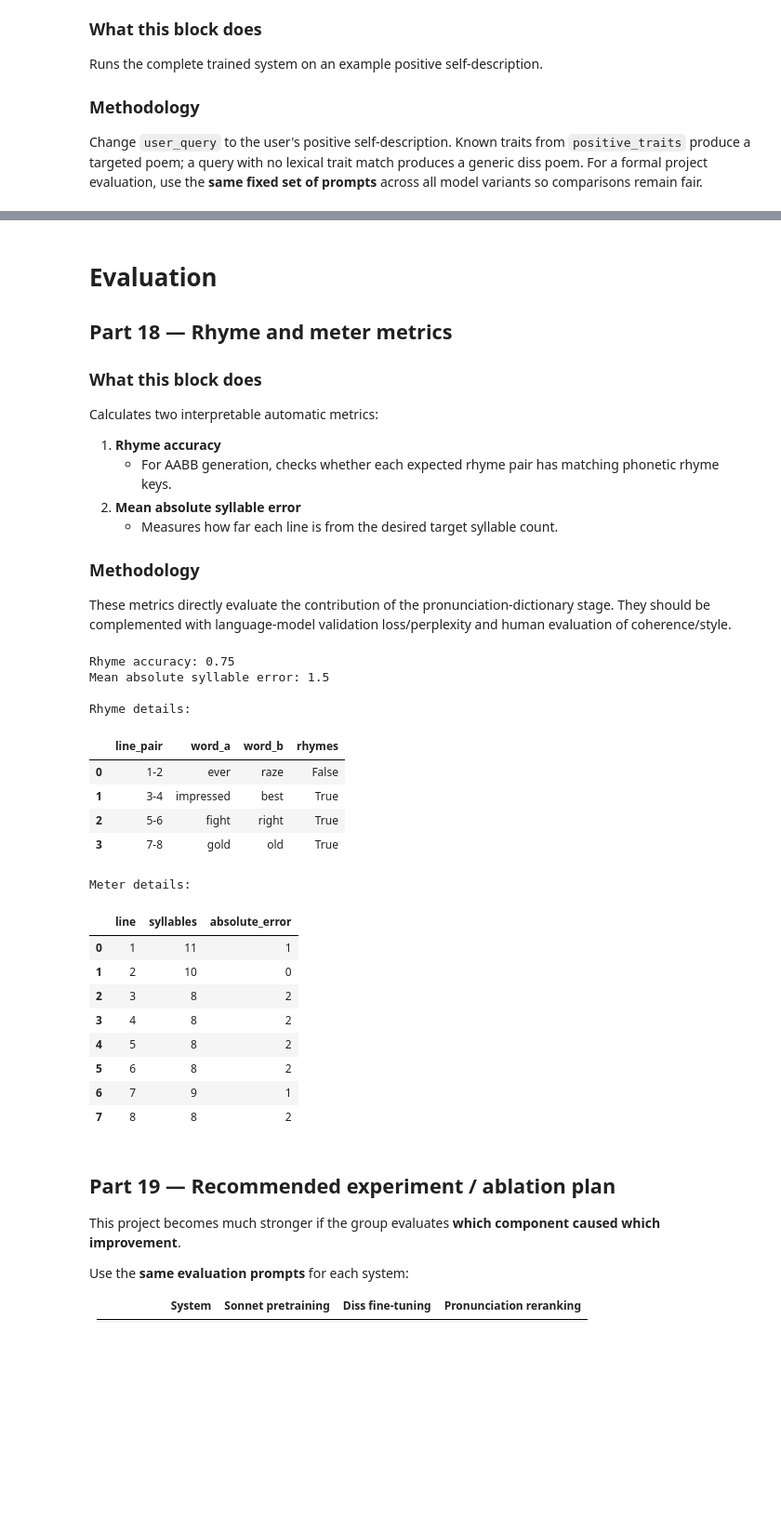
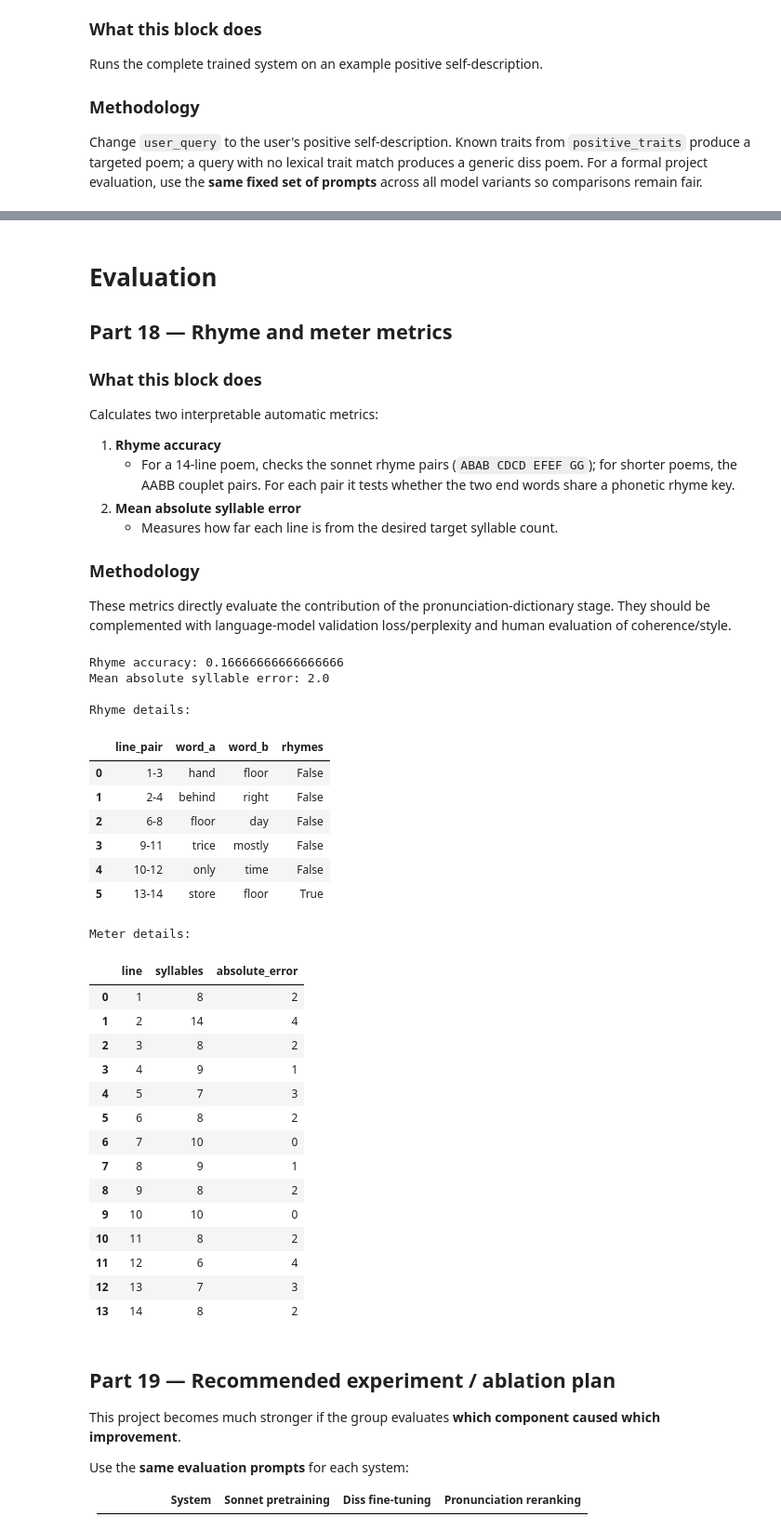
Before and after one commit to SchoolWork-awork2103/CS425-Project, a Jupyter notebook: Train.ipynb, the cells around one changed output, grey strips where cells are left out. Shown at 93% size. Drawn from its saved outputs; the diff is of its cells as text; code cells hidden in the pictures; blank space fills up the shorter version.

```diff
--- a/Train.ipynb
+++ b/Train.ipynb
@@ -376,6 +402,17 @@ if not (DISS_PATH.exists() or DISS_CLEANED_PATH.exists()):
     missing.append("diss.csv or diss_cleaned.csv")
 
 if missing or FORCE_UPLOAD:
+    if not IS_COLAB:
+        print("Running locally. Place the missing datasets in this folder:")
+        print(" ", DATA_DIR)
+        for name in missing:
+            print("   -", name)
+        print("Then re-run this cell. (Interactive upload is a Colab feature.)")
+        raise FileNotFoundError(
+            f"Missing datasets: {', '.join(missing)}. "
+            f"Put them in {DATA_DIR} and re-run."
+        )
+
     if missing:
         print("Upload these missing datasets:", ", ".join(missing))
     else:
@@ -1888,7 +2178,7 @@ def candidate_score(
     language_model_score,
     rhyme_target=None,
     target_syllables=TARGET_SYLLABLES,
-    rhyme_weight=2.0,
+    rhyme_weight=RHYME_WEIGHT,
     meter_weight=0.15,
     lexicon_penalty=LEXICON_PENALTY
 ):
@@ -2185,5 +2509,4 @@ then tell the same joke twice as old.
 # %% [markdown]
-
 # Evaluation
 
 ## Part 18 — Rhyme and meter metrics
@@ -2192,7 +2515,7 @@ then tell the same joke twice as old.
 Calculates two interpretable automatic metrics:
 
 1. **Rhyme accuracy**
-   - For AABB generation, checks whether each expected rhyme pair has matching phonetic rhyme keys.
+   - For a 14-line poem, checks the sonnet rhyme pairs (`ABAB CDCD EFEF GG`); for shorter poems, the AABB couplet pairs. For each pair it tests whether the two end words share a phonetic rhyme key.
 2. **Mean absolute syllable error**
    - Measures how far each line is from the desired target syllable count.
 
@@ -2207,14 +2530,16 @@ Purpose:
     Quantify rhyme success and syllable consistency.
 
 Methodology:
-    Evaluate AABB rhyme pairs using the same phonetic dictionary
+    Evaluate the sonnet rhyme pairs (ABAB CDCD EFEF GG for a 14-line
+    poem, AABB couplets otherwise) using the same phonetic dictionary
     used during reranking, and compute absolute syllable deviation.
 """
 
 def evaluate_rhyme_accuracy(poem):
     """
-    Evaluate adjacent pairs in an AABB-style poem:
-        lines 1-2, 3-4, 5-6, ...
+    Evaluate the rhyme pairs defined by the poem's scheme.
+        - 14 lines -> Shakespearean sonnet: ABAB CDCD EFEF GG
+        - otherwise -> AABB couplets: lines 1-2, 3-4, ...
     """
     lines = [
         line.strip()
@@ -2222,11 +2547,23 @@ def evaluate_rhyme_accuracy(poem):
         if line.strip()
     ]
 
+    # Build the (0-based) line indices that must rhyme with each other.
+    if len(lines) == 14:
+        # ABAB CDCD EFEF GG: partner lines rhyme with the anchor two
+        # lines above; the closing couplet rhymes with the line before.
+        rhyme_pairs = [
+            (0, 2), (1, 3), (4, 6), (5, 7), (8, 10), (9, 11), (12, 13)
+        ]
+    else:
+        rhyme_pairs = [
+            (i, i + 1) for i in range(0, len(lines) - 1, 2)
+        ]
+
     pair_results = []
 
-    for index in range(0, len(lines) - 1, 2):
-        word_a = last_word(lines[index])
-        word_b = last_word(lines[index + 1])
+    for index_a, index_b in rhyme_pairs:
+        word_a = last_word(lines[index_a])
+        word_b = last_word(lines[index_b])
 
         keys_a = rhyme_keys(word_a)
         keys_b = rhyme_keys(word_b)
@@ -2239,7 +2576,7 @@ def evaluate_rhyme_accuracy(poem):
         score = rhyme_score(word_a, word_b)
 
         pair_results.append({
-            "line_pair": f"{index + 1}-{index + 2}",
+            "line_pair": f"{index_a + 1}-{index_b + 1}",
             "word_a": word_a,
             "word_b": word_b,
             "rhymes": bool(score),
@@ -2281,47 +2618,55 @@ def evaluate_syllable_error(poem, target_syllables=TARGET_SYLLABLES):
 
     if not results:
         mean_error = float("nan")
     else:
         mean_error = sum(item["absolute_error"] for item in results) / len(results)
 
     return mean_error, results
 
 
 rhyme_accuracy, rhyme_details = evaluate_rhyme_accuracy(poem)
 
 meter_error, meter_details = evaluate_syllable_error(
     poem,
     target_syllables=TARGET_SYLLABLES
 )
 
 print("Rhyme accuracy:", rhyme_accuracy)
 print("Mean absolute syllable error:", meter_error)
 
 print("\nRhyme details:")
 display(pd.DataFrame(rhyme_details))
 
 print("\nMeter details:")
 display(pd.DataFrame(meter_details))
 # %% [output]
-Rhyme accuracy: 0.75
-Mean absolute syllable error: 1.5
+Rhyme accuracy: 0.16666666666666666
+Mean absolute syllable error: 2.0
 
 Rhyme details:
 |  | line_pair | word_a | word_b | rhymes |
-| 0 | 1-2 | ever | raze | False |
-| 1 | 3-4 | impressed | best | True |
-| 2 | 5-6 | fight | right | True |
-| 3 | 7-8 | gold | old | True |
+| 0 | 1-3 | hand | floor | False |
+| 1 | 2-4 | behind | right | False |
+| 2 | 6-8 | floor | day | False |
+| 3 | 9-11 | trice | mostly | False |
+| 4 | 10-12 | only | time | False |
+| 5 | 13-14 | store | floor | True |
 Meter details:
 |  | line | syllables | absolute_error |
-| 0 | 1 | 11 | 1 |
-| 1 | 2 | 10 | 0 |
+| 0 | 1 | 8 | 2 |
+| 1 | 2 | 14 | 4 |
 | 2 | 3 | 8 | 2 |
-| 3 | 4 | 8 | 2 |
-| 4 | 5 | 8 | 2 |
+| 3 | 4 | 9 | 1 |
+| 4 | 5 | 7 | 3 |
 | 5 | 6 | 8 | 2 |
-| 6 | 7 | 9 | 1 |
-| 7 | 8 | 8 | 2 |
+| 6 | 7 | 10 | 0 |
+| 7 | 8 | 9 | 1 |
+| 8 | 9 | 8 | 2 |
+| 9 | 10 | 10 | 0 |
+| 10 | 11 | 8 | 2 |
+| 11 | 12 | 6 | 4 |
+| 12 | 13 | 7 | 3 |
+| 13 | 14 | 8 | 2 |
 # %% [markdown]
 
 ## Part 19 — Recommended experiment / ablation plan
```
Also changed, not shown: parts of 19 cells of this notebook, 2 other files.
